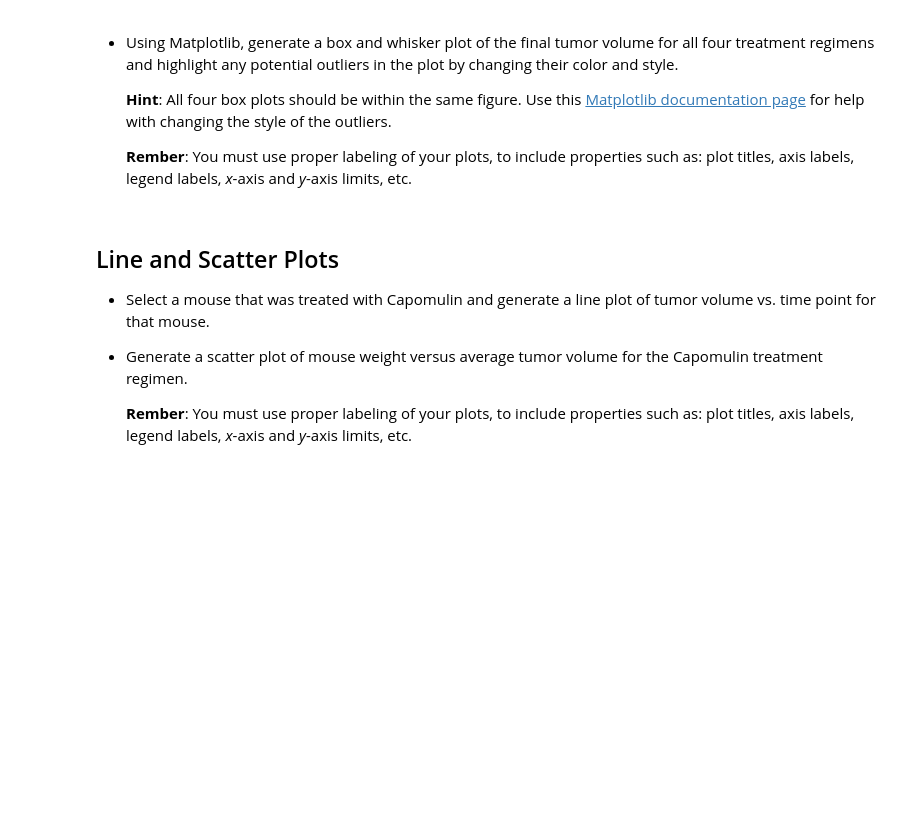
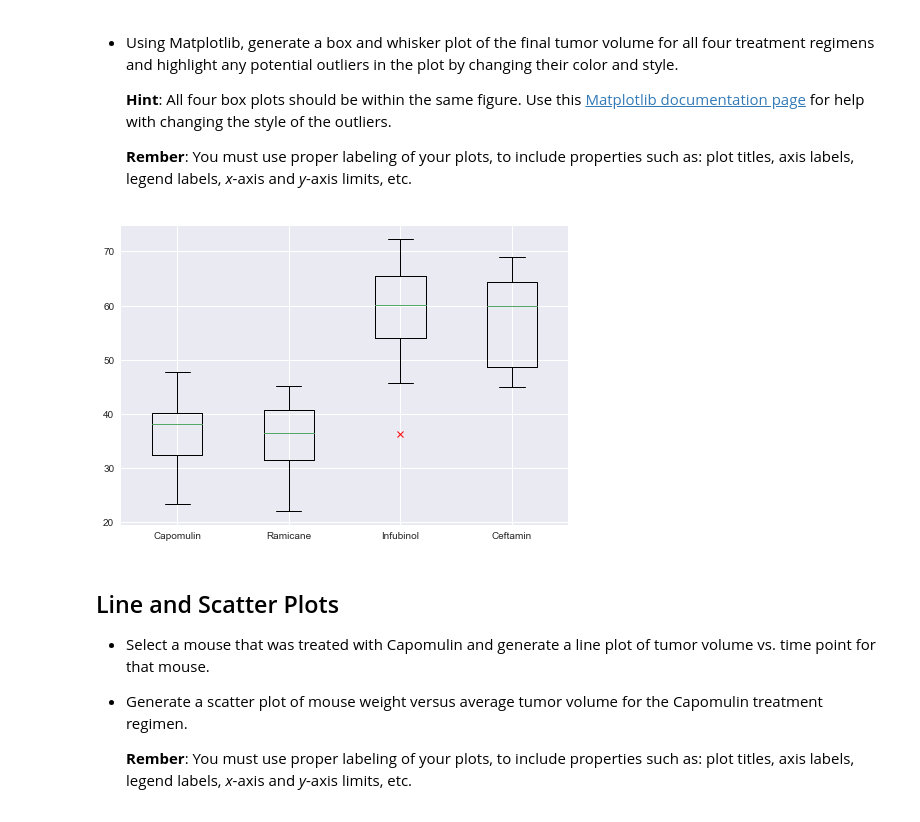
Before and after one commit to eglulu6/Matplotlib_Challenge, a Jupyter notebook: Matplotlib Homework/pymaceuticals.ipynb, the cells around one changed output. Saved outputs shown, nothing was run; the diff lists cells and outputs as text; code cells hidden in the pictures; blank space fills up the shorter version.

Commit message:
updating matplotlib_challenge to V3. Add more computations and boxplot

```diff
--- a/Matplotlib Homework/pymaceuticals.ipynb
+++ b/Matplotlib Homework/pymaceuticals.ipynb
@@ -148,6 +154,10 @@ cleanmouse_aggdf
      * Merge this group df with the original dataframe to get the tumor volume at the last timepoint
 # %%
 # Calculate the final tumor volume of each mouse across four of the treatment regimens:
-# Capomulin, Ramicane, Infubinol, and Ceftamin
+# pull out only the 4 drug reg data
+drugs = ['Capomulin','Ramicane','Infubinol','Ceftamin']
+drugs_df=mouse_df[mouse_df['Drug Regimen'].isin(drugs)]
 
-# Start by getting the last (greatest) timepoint for each mouse
+# Get the last (greatest) timepoint for each mouse
+agg_df = drugs_df.groupby(['Drug Regimen', 'Mouse ID']).agg({'Timepoint':['max']})
+agg_df
@@ -155,0 +183,10 @@ cleanmouse_aggdf
+# %%
+# Merge this group df with the original dataframe to get the tumor volume at the last timepoint
+merge_df= pd.merge(drugs_df,agg_df, on='Mouse ID',suffixes=(False, False))
+
+#rename the tuple column header
+merge_df.rename(columns={ ('Timepoint', 'max'):'Timepoint Max'}, inplace=True)
+
+#pull only the max time points from the df for ending tumor vol
+merge_df=merge_df.loc[merge_df['Timepoint']==merge_df['Timepoint Max']]
+merge_df
@@ -181,3 +256,14 @@ cleanmouse_aggdf
+# %%
+# Generate a box plot of the final tumor volume of each mouse across four regimens of interest
+CAtumorvol = merge_df.loc[merge_df['Drug Regimen']=='Capomulin']['Tumor Volume (mm3)']
+RAtumorvol = merge_df.loc[merge_df['Drug Regimen']=='Ramicane']['Tumor Volume (mm3)']
+INtumorvol = merge_df.loc[merge_df['Drug Regimen']=='Infubinol']['Tumor Volume (mm3)']
+CEtumorvol = merge_df.loc[merge_df['Drug Regimen']=='Ceftamin']['Tumor Volume (mm3)']
+
+plt.boxplot([CAtumorvol,RAtumorvol,INtumorvol,CEtumorvol], labels=drugs,flierprops={'marker':'x','markeredgecolor':'r'})
+plt.show()
+# %% [output]
+[figure, added]
 # %% [markdown]
 ## Line and Scatter Plots
 
```
Also changed, not shown: parts of 11 cells of this notebook.
